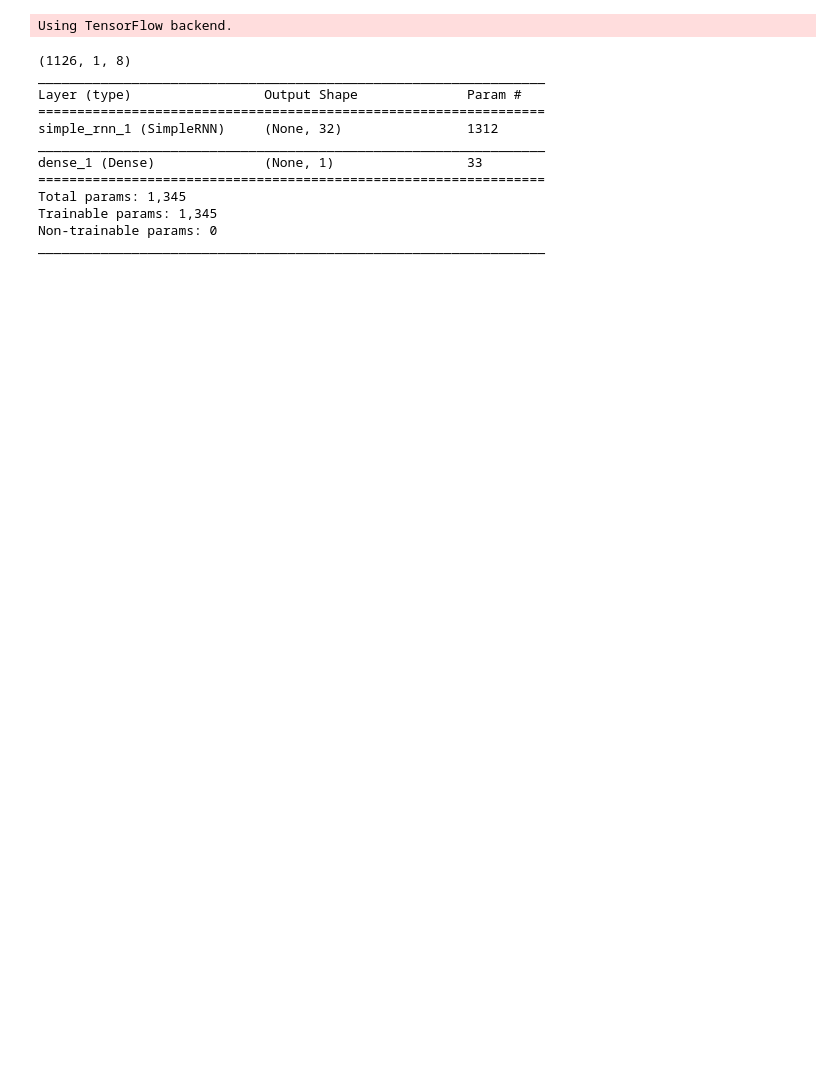
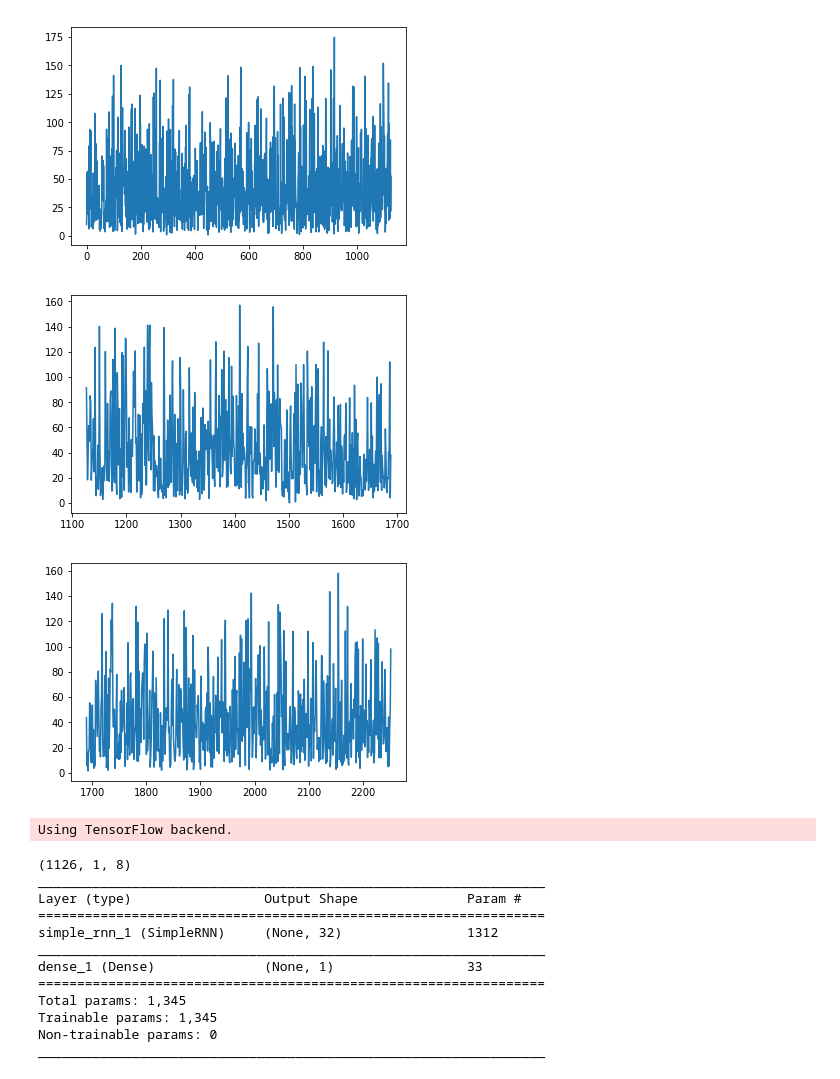
Before and after one commit to alexisdurieux/air_normand_pao, a Jupyter notebook: clean/no2/NO2_RNN.ipynb, the cells around one changed output. Saved outputs shown, nothing was run; the diff lists cells and outputs as text; code cells hidden in the pictures; blank space fills up the shorter version.

```diff
--- a/clean/no2/NO2_RNN.ipynb
+++ b/clean/no2/NO2_RNN.ipynb
@@ -5,8 +5,8 @@ import os
 import matplotlib.pyplot as plt
 # %%
 df = pd.read_pickle('data/micro_sud3_normalized.pkl')
+df = df.reindex(np.random.permutation(df.index))
 df = df.reset_index()
-
 
 def split_dataframe(dataframe, percent):
     nb_rows = int(np.floor(percent * len(dataframe)))
@@ -14,33 +14,46 @@ def split_dataframe(dataframe, percent):
 
 def dataframe_to_xy(df):
     return (np.array(df[['NO2_61FD', 'NO2_61F0', 'NO2_61EF', 'temp', 'rh',\
                          'tgrad', 'pressure', 'pluvio']]),\
             np.array(df['NO2_ref']))
 
 
 df_train, df_test = split_dataframe(df, 0.5)
 df_valid, df_test = split_dataframe(df_test, 0.5)
 
 X_train, y_train = dataframe_to_xy(df_train)
 X_valid, y_valid = dataframe_to_xy(df_valid)
 X_test, y_test = dataframe_to_xy(df_test)
 
 X_train = X_train.reshape((X_train.shape[0], 1, X_train.shape[1]))
 X_valid= X_valid.reshape((X_valid.shape[0], 1,  X_valid.shape[1]))
 X_test = X_test.reshape((X_test.shape[0], 1, X_test.shape[1]))
 
 def dataframe_to_xy_sequences(df, sequence_size):
     out_X = np.zeros((len(df)//sequence_size, sequence_size, 8))
     out_y = np.zeros((len(df)//sequence_size, sequence_size))
     i = 0
     while i + sequence_size < len(df):
         sequence = df.iloc[i:i+sequence_size]
         out_X[i//sequence_size] =  np.array(sequence[['NO2_61FD', 'NO2_61F0', 'NO2_61EF', 'temp', 'rh',\
                                  'tgrad', 'pressure', 'pluvio']])
         out_y[i//sequence_size] = np.array(sequence['NO2_ref'])
         i += sequence_size
 
     return out_X, out_y
+
+plt.plot(df_train['NO2_ref'])
+plt.show()
+
+plt.plot(df_valid['NO2_ref'])
+plt.show()
+
+plt.plot(df_test['NO2_ref'])
+plt.show()
+# %% [output]
+[figure, added]
+[figure, added]
+[figure, added]
 # %%
 from keras.layers import SimpleRNN, Dense, LSTM, GRU
 from keras.models import Sequential
```
Also changed, not shown: parts of 8 cells of this notebook, 20 other files.
